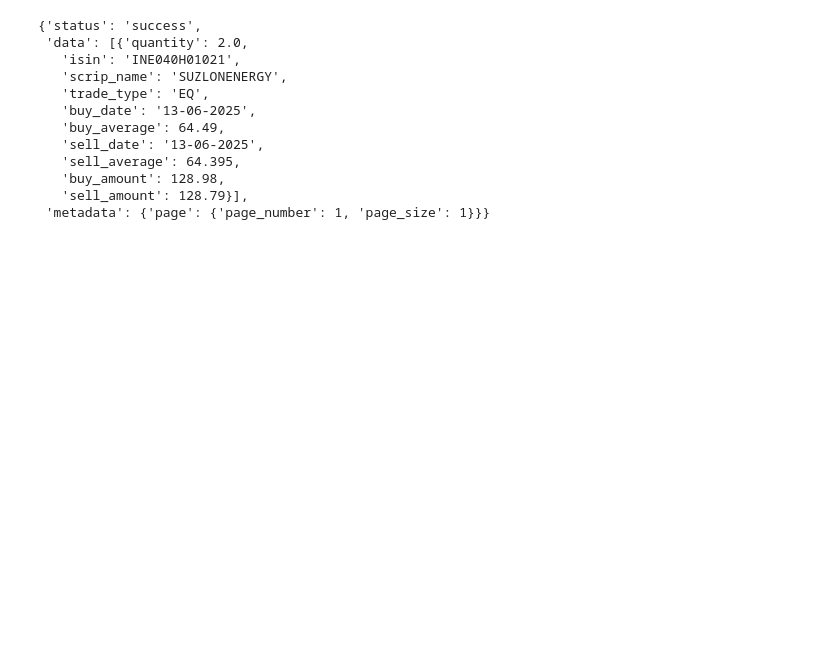
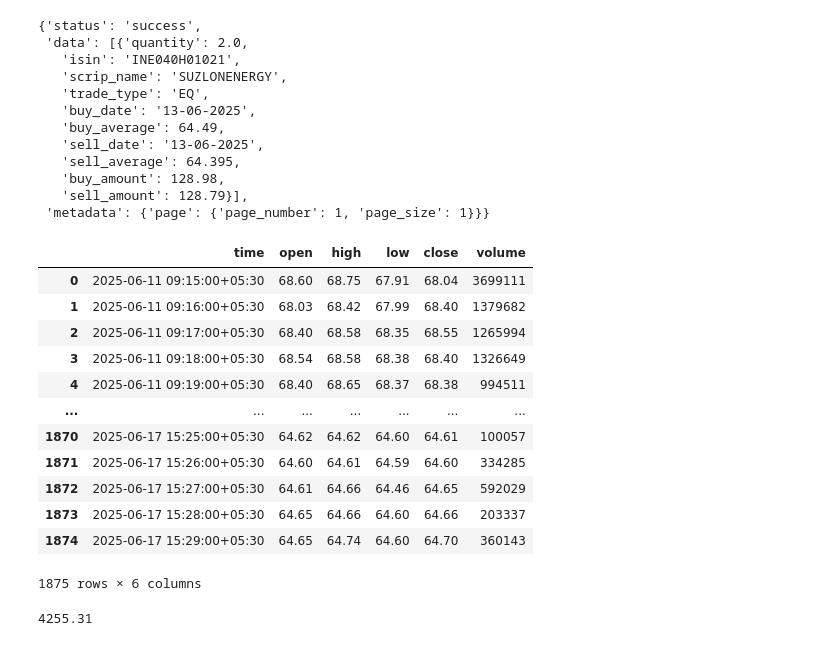
Before and after one commit to srijan0709/Trader, a Jupyter notebook: data_analysis.ipynb, the cells around one changed output. Saved outputs shown, nothing was run; the diff lists cells and outputs as text; code cells hidden in the pictures; blank space fills up the shorter version.

```diff
--- a/data_analysis.ipynb
+++ b/data_analysis.ipynb
@@ -1317,3 +1325,32 @@ res
    'buy_amount': 128.98,
    'sell_amount': 128.79}],
  'metadata': {'page': {'page_number': 1, 'page_size': 1}}}
+# %%
+from utils_data import UpstoxStockDataFetcher
+fetcher = UpstoxStockDataFetcher()
+stock_symbol = "SUZLON"
+start_date = "2025-06-11"
+end_date = "2025-06-17"
+df = fetcher.get_stock_data(stock_symbol, start_date, end_date)
+df
+# %% [output]
+|  | time | open | high | low | close | volume |
+| 0 | 2025-06-11 09:15:00+05:30 | 68.60 | 68.75 | 67.91 | 68.04 | 3699111 |
+| 1 | 2025-06-11 09:16:00+05:30 | 68.03 | 68.42 | 67.99 | 68.40 | 1379682 |
+| 2 | 2025-06-11 09:17:00+05:30 | 68.40 | 68.58 | 68.35 | 68.55 | 1265994 |
+| 3 | 2025-06-11 09:18:00+05:30 | 68.54 | 68.58 | 68.38 | 68.40 | 1326649 |
+| 4 | 2025-06-11 09:19:00+05:30 | 68.40 | 68.65 | 68.37 | 68.38 | 994511 |
+| ... | ... | ... | ... | ... | ... | ... |
+| 1870 | 2025-06-17 15:25:00+05:30 | 64.62 | 64.62 | 64.60 | 64.61 | 100057 |
+| 1871 | 2025-06-17 15:26:00+05:30 | 64.60 | 64.61 | 64.59 | 64.60 | 334285 |
+| 1872 | 2025-06-17 15:27:00+05:30 | 64.61 | 64.66 | 64.46 | 64.65 | 592029 |
+| 1873 | 2025-06-17 15:28:00+05:30 | 64.65 | 64.66 | 64.60 | 64.66 | 203337 |
+| 1874 | 2025-06-17 15:29:00+05:30 | 64.65 | 64.74 | 64.60 | 64.70 | 360143 |
+1875 rows × 6 columns
+# %%
+from utils_data import UpstoxTrader
+trader = UpstoxTrader()
+res = trader.get_margin()
+res
+# %% [output]
+4255.31
```
Also changed, not shown: parts of 13 cells of this notebook, 10 other files.
